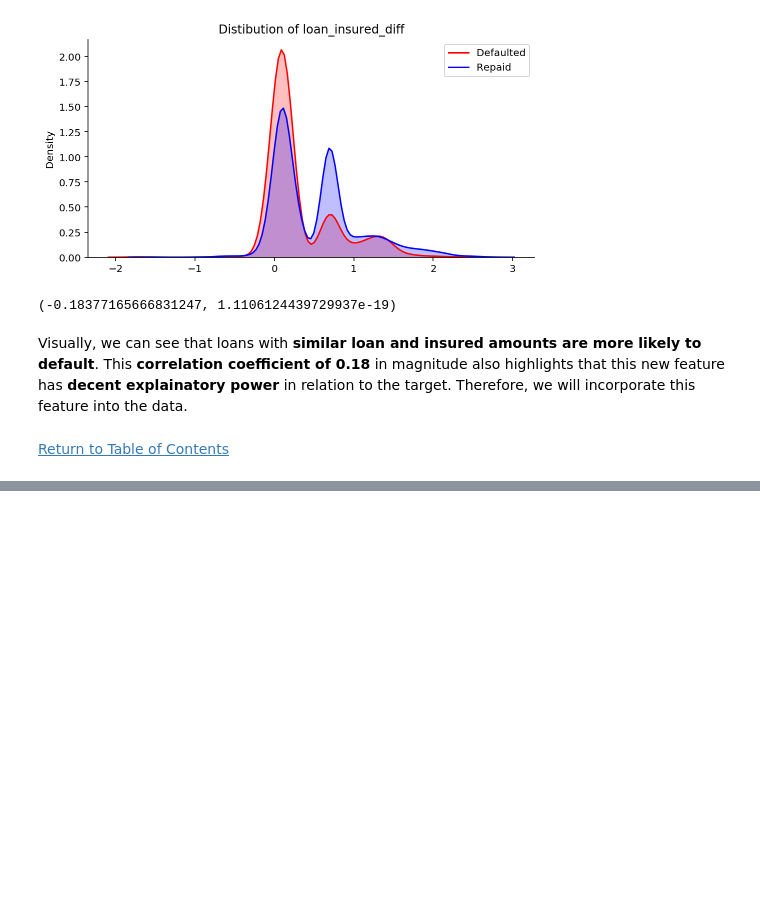
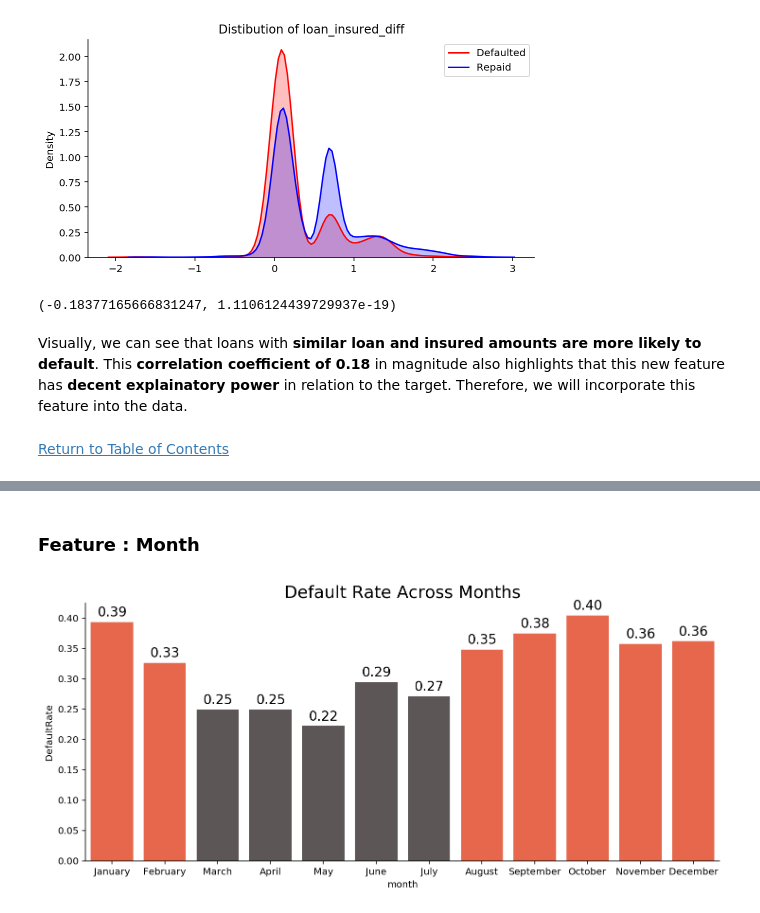
Before and after one commit to Joshuayeo95/Loan-Defaults, a Jupyter notebook: eda.ipynb, the cells around one changed output, grey strips where cells are left out. Cells and saved outputs as stored; diff of their text form; code cells hidden in the pictures; blank space fills up the shorter version.

```diff
--- a/eda.ipynb
+++ b/eda.ipynb
@@ -514,0 +649,22 @@ Visually, we can see that loans with __similar loan and insured amounts are more
+# %% [markdown]
+### Feature : Month
+# %%
+# Default rate for each month
+defaults_month = train.groupby(['month'])['default_status'].value_counts(normalize=True).rename('DefaultRate').reset_index()
+defaults_month = defaults_month[defaults_month.default_status==1]
+
+month_order = ['January', 'February', 'March', 'April', 'May', 'June',
+               'July', 'August', 'September', 'October', 'November', 'December']
+
+# Color mapping months with more greater defaults than average
+defaults_month['cmap'] = np.where(defaults_month.DefaultRate > train.default_status.mean(), '#FF5733', '#5E5555')
+clrs = list(defaults_month.set_index('month').reindex(month_order).cmap.values)
+# %%
+plt.figure(figsize=(12,5))
+plt.title('Default Rate Across Months', size=18)
+ax = sns.barplot(x='month', y='DefaultRate', data=defaults_month, order=month_order, palette=clrs)
+viz.annotate_plot(ax, dec_places=2)
+sns.despine()
+plt.show();
+# %% [output]
+[figure, added]
```
Also changed, not shown: parts of 59 cells of this notebook.
